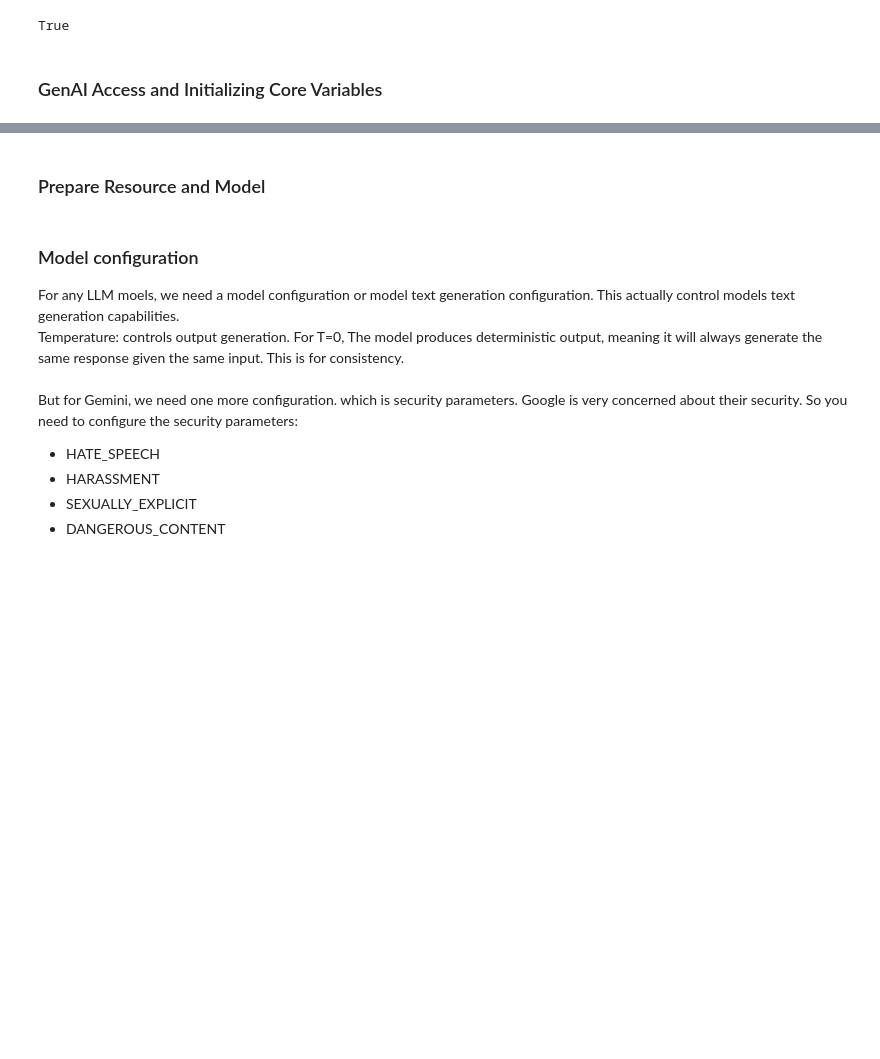
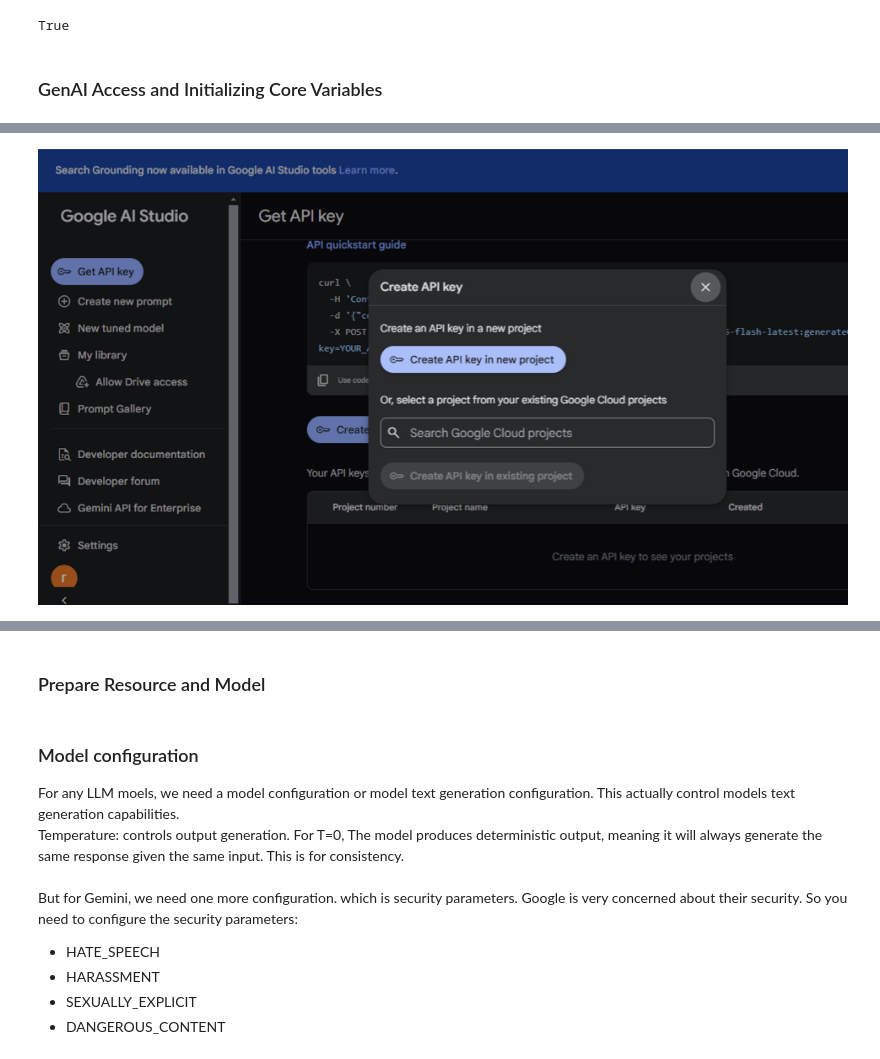
Before and after one commit to mahadyRayhan/pedagogical-agent, a Jupyter notebook: doc/PA.ipynb, the cells around one changed output, grey strips where cells are left out. Saved outputs shown, nothing was run; the diff lists cells and outputs as text; code cells hidden in the pictures; blank space fills up the shorter version.

```diff
--- a/doc/PA.ipynb
+++ b/doc/PA.ipynb
@@ -44,0 +61,4 @@ cached_responses = {}      # Dictionary to store previously generated responses
+# %%
+Image(filename='./images/get_api_3.png')
+# %% [output]
+[figure, added]
```
Also changed, not shown: parts of 7 cells of this notebook, 5 other files.
